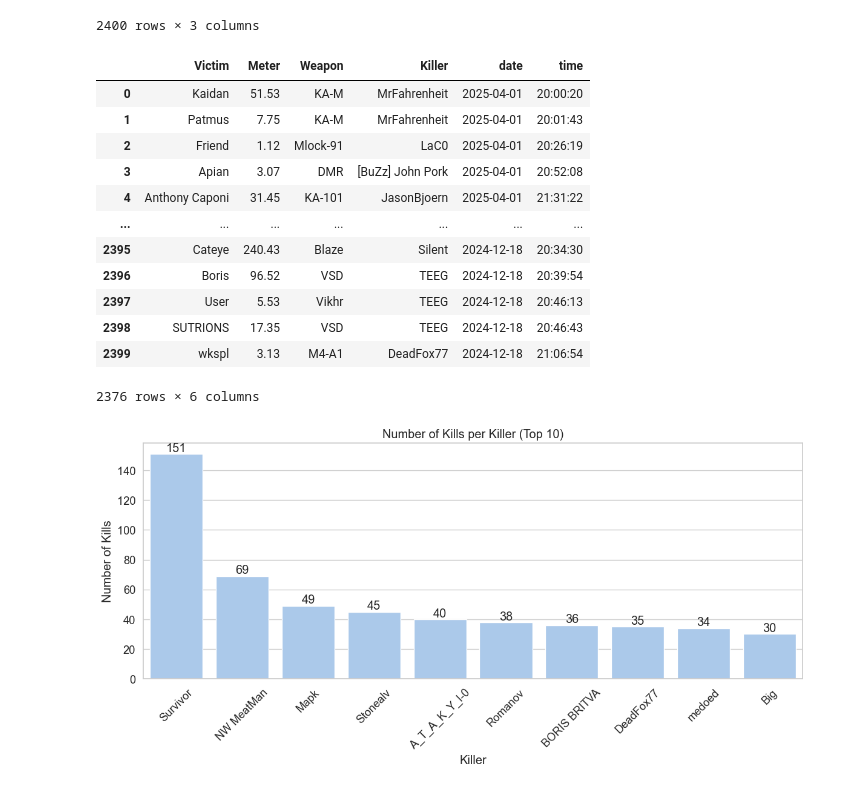
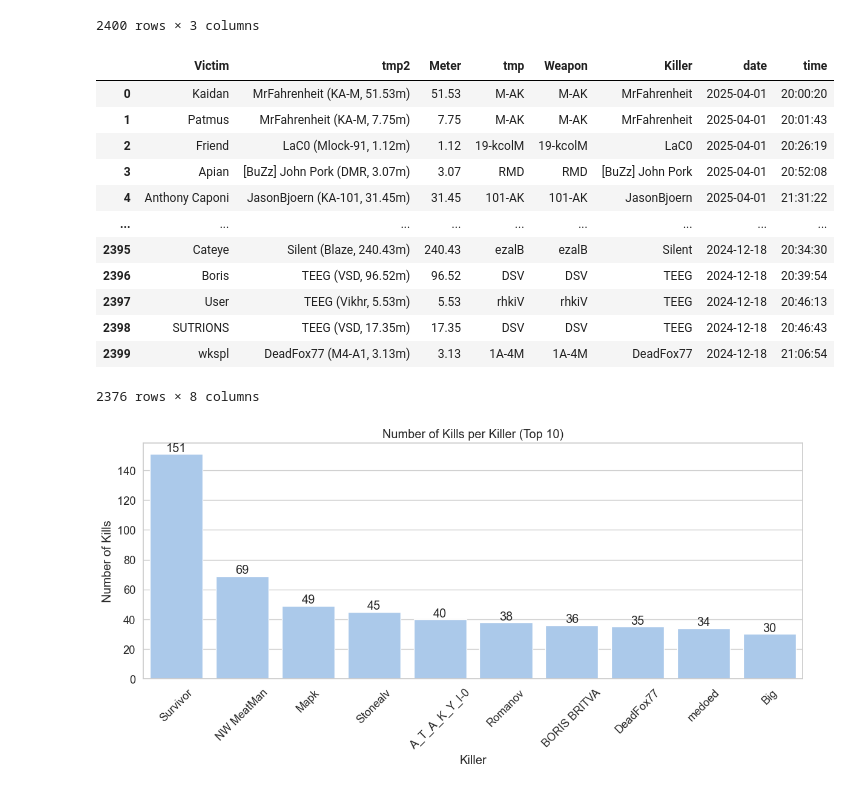
Before and after one commit to lucahlg/DayZAnalytics, a Jupyter notebook: discord.ipynb, the cells around one changed output. Saved outputs shown, nothing was run; the diff lists cells and outputs as text; code cells hidden in the pictures.

```diff
--- a/discord.ipynb
+++ b/discord.ipynb
@@ -41,12 +41,6 @@ df['Victim'] = df['Victim'].str.replace(r'Survivor \(\d+\)', 'User', regex=True)
 
 # tmp: everything after 'got killed by '
 df['tmp2'] = df['content'].str.split('got killed by ').str[1]
-# reverse the order of the characters in colmn tmp2
-df['tmp2'] = df['tmp2'].str[::-1]
-# reverse the order of the characters in column tmp2 again
-df['tmp2'] = df['tmp2'].str[::-1]
-
-
 
 
 df['Meter'] = df['content'].str.extract(r', (.*?)m\)')
@@ -58,52 +52,49 @@ df['tmp'] = df['tmp'].str.split(' ,').str[1]
 # remove everything behind the first "( " with regex
 df['tmp'] = df['tmp'].str.replace(r'\(.*', '', regex=True)
 # reverse the order of the characters in column tmp again
-df['Weapon'] = df['tmp'].str[::-1]
+df['Weapon'] = df['tmp']
 # split the column tmp2 by " (". Sometimes there are two " (" in the column in this case we combine [0] and [1]
 df['Killer'] = df['tmp2'].str.split(' \(').str[0]
-# drop the column tmp2
-df.drop(columns=['tmp'], inplace=True)
-df.drop(columns=['tmp2'], inplace=True)
 
 
 # drop the column content
 df.drop(columns=['content'], inplace=True)
 
 # create column date and column time from the column timestamp
 df['date'] = pd.to_datetime(df['timestamp']).dt.date
 df['time'] = pd.to_datetime(df['timestamp']).dt.time
 # drop the column timestamp
 df.drop(columns=['timestamp'], inplace=True)
 
 df['date'] = pd.to_datetime(df['date'])
 
 # remove everything behind . of colum time
 df['time'] = df['time'].astype(str).str.split('.').str[0]
 
 #df['time'] = pd.to_datetime(df['time'], format='%H:%M:%S').dt.time
 df['date'] = pd.to_datetime(df['date'], format='%Y-%m-%d').dt.date
 
 # drop duplicate rows
 df.drop_duplicates(inplace=True)
 
 #  cast m to number
 df['Meter'] = df['Meter'].str.replace('m', '').astype(float)
 
 df
 # %% [output]
-|  | Victim | Meter | Weapon | Killer | date | time |
-| 0 | Kaidan | 51.53 | KA-M | MrFahrenheit | 2025-04-01 | 20:00:20 |
-| 1 | Patmus | 7.75 | KA-M | MrFahrenheit | 2025-04-01 | 20:01:43 |
-| 2 | Friend | 1.12 | Mlock-91 | LaC0 | 2025-04-01 | 20:26:19 |
-| 3 | Apian | 3.07 | DMR | [BuZz] John Pork | 2025-04-01 | 20:52:08 |
-| 4 | Anthony Caponi | 31.45 | KA-101 | JasonBjoern | 2025-04-01 | 21:31:22 |
-| ... | ... | ... | ... | ... | ... | ... |
-| 2395 | Cateye | 240.43 | Blaze | Silent | 2024-12-18 | 20:34:30 |
-| 2396 | Boris | 96.52 | VSD | TEEG | 2024-12-18 | 20:39:54 |
-| 2397 | User | 5.53 | Vikhr | TEEG | 2024-12-18 | 20:46:13 |
-| 2398 | SUTRIONS | 17.35 | VSD | TEEG | 2024-12-18 | 20:46:43 |
-| 2399 | wkspl | 3.13 | M4-A1 | DeadFox77 | 2024-12-18 | 21:06:54 |
+|  | Victim | tmp2 | Meter | tmp | Weapon | Killer | date | time |
+| 0 | Kaidan | MrFahrenheit (KA-M, 51.53m) | 51.53 | M-AK | M-AK | MrFahrenheit | 2025-04-01 | 20:00:20 |
+| 1 | Patmus | MrFahrenheit (KA-M, 7.75m) | 7.75 | M-AK | M-AK | MrFahrenheit | 2025-04-01 | 20:01:43 |
+| 2 | Friend | LaC0 (Mlock-91, 1.12m) | 1.12 | 19-kcolM | 19-kcolM | LaC0 | 2025-04-01 | 20:26:19 |
+| 3 | Apian | [BuZz] John Pork (DMR, 3.07m) | 3.07 | RMD | RMD | [BuZz] John Pork | 2025-04-01 | 20:52:08 |
+| 4 | Anthony Caponi | JasonBjoern (KA-101, 31.45m) | 31.45 | 101-AK | 101-AK | JasonBjoern | 2025-04-01 | 21:31:22 |
+| ... | ... | ... | ... | ... | ... | ... | ... | ... |
+| 2395 | Cateye | Silent (Blaze, 240.43m) | 240.43 | ezalB | ezalB | Silent | 2024-12-18 | 20:34:30 |
+| 2396 | Boris | TEEG (VSD, 96.52m) | 96.52 | DSV | DSV | TEEG | 2024-12-18 | 20:39:54 |
+| 2397 | User | TEEG (Vikhr, 5.53m) | 5.53 | rhkiV | rhkiV | TEEG | 2024-12-18 | 20:46:13 |
+| 2398 | SUTRIONS | TEEG (VSD, 17.35m) | 17.35 | DSV | DSV | TEEG | 2024-12-18 | 20:46:43 |
+| 2399 | wkspl | DeadFox77 (M4-A1, 3.13m) | 3.13 | 1A-4M | 1A-4M | DeadFox77 | 2024-12-18 | 21:06:54 |
-2376 rows × 6 columns
+2376 rows × 8 columns
 # %%
 # visualize the data
 import matplotlib.pyplot as plt
```
Also changed, not shown: parts of 5 cells of this notebook.
